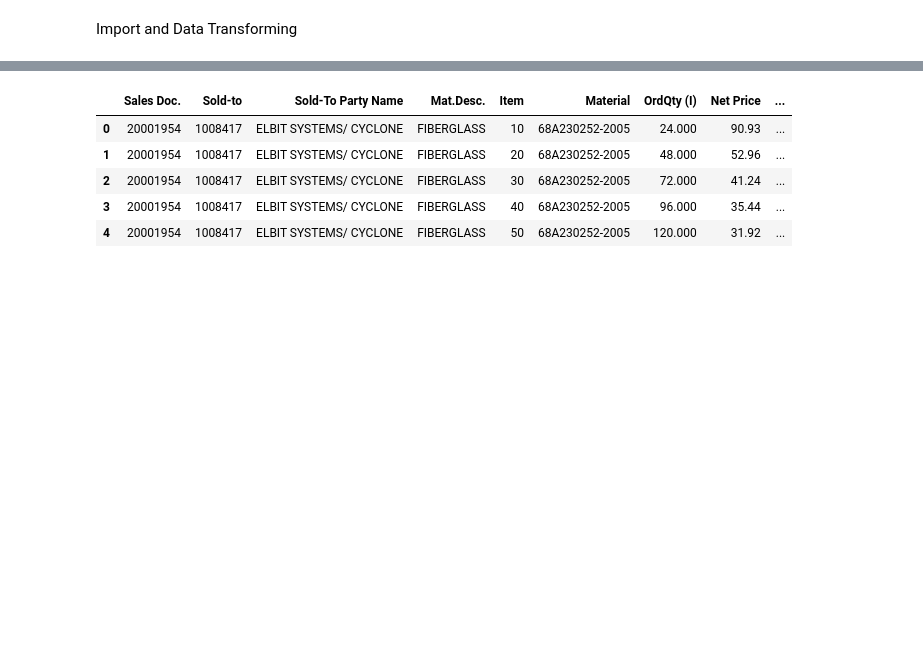
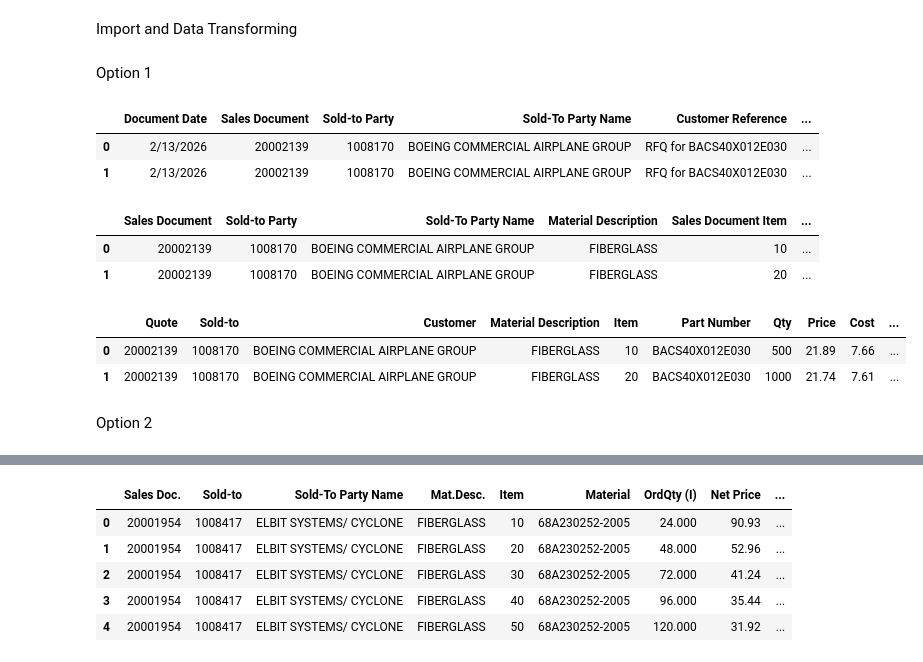
Before and after one commit to tclyde136/streamlitapps, a Jupyter notebook: SAP Quote Inflation Automation.ipynb, the cells around one changed output, grey strips where cells are left out. Saved outputs shown, nothing was run; the diff lists cells and outputs as text; code cells hidden in the pictures; blank space fills up the shorter version.

```diff
--- a/SAP Quote Inflation Automation.ipynb
+++ b/SAP Quote Inflation Automation.ipynb
@@ -3,6 +3,44 @@ Import and Data Transforming
 # %%
 import pandas as pd
 import numpy as np
+# %% [markdown]
+Option 1
+# %%
+pd.set_option('display.max_columns', None)
+df = pd.read_csv(r"C:\Users\TClyde\Desktop\EXPORT_20260225_093453.csv")
+df.head()
+# %% [output]
+|  | Document Date | Sales Document | Sold-to Party | Sold-To Party Name | Customer Reference | ... |
+| 0 | 2/13/2026 | 20002139 | 1008170 | BOEING COMMERCIAL AIRPLANE GROUP | RFQ for BACS40X012E030 | ... |
+| 1 | 2/13/2026 | 20002139 | 1008170 | BOEING COMMERCIAL AIRPLANE GROUP | RFQ for BACS40X012E030 | ... |
+# %%
+df = df.drop(df.columns[[0, 4, 6, 11]], axis=1)
+df.head()
+# %% [output]
+|  | Sales Document | Sold-to Party | Sold-To Party Name | Material Description | Sales Document Item | ... |
+| 0 | 20002139 | 1008170 | BOEING COMMERCIAL AIRPLANE GROUP | FIBERGLASS | 10 | ... |
+| 1 | 20002139 | 1008170 | BOEING COMMERCIAL AIRPLANE GROUP | FIBERGLASS | 20 | ... |
+# %%
+df['Quote'] = pd.to_numeric(df[df.columns[0]])
+df['Sold-to'] = pd.to_numeric(df[df.columns[1]])
+df['Customer'] = df[df.columns[2]]
+df['Material Description'] = df[df.columns[3]]
+df['Item'] = pd.to_numeric(df[df.columns[4]])
+df['Part Number'] = df[df.columns[5]]
+df['Qty'] = pd.to_numeric(df[df.columns[6]])
+df['Price'] = pd.to_numeric(df[df.columns[7]])
+df['Estimated'] = pd.to_numeric(df[df.columns[8]])
+df['Cost'] = pd.to_numeric(df['Estimated']/df['Qty'])
+df['Margin %'] = pd.to_numeric(df[df.columns[9]])
+df['Margin'] = pd.to_numeric(df['Margin %']/100)
+df = df[['Quote','Sold-to','Customer','Material Description','Item','Part Number','Qty','Price','Cost','Margin']]
+df.head()
+# %% [output]
+|  | Quote | Sold-to | Customer | Material Description | Item | Part Number | Qty | Price | Cost | ... |
+| 0 | 20002139 | 1008170 | BOEING COMMERCIAL AIRPLANE GROUP | FIBERGLASS | 10 | BACS40X012E030 | 500 | 21.89 | 7.66 | ... |
+| 1 | 20002139 | 1008170 | BOEING COMMERCIAL AIRPLANE GROUP | FIBERGLASS | 20 | BACS40X012E030 | 1000 | 21.74 | 7.61 | ... |
+# %% [markdown]
+Option 2
 # %%
 pd.set_option('display.max_columns', None)
 df = pd.read_csv(r"C:\Users\TClyde\Desktop\filetmp7.csv",header = None)
```
Also changed, not shown: parts of 5 cells of this notebook.
